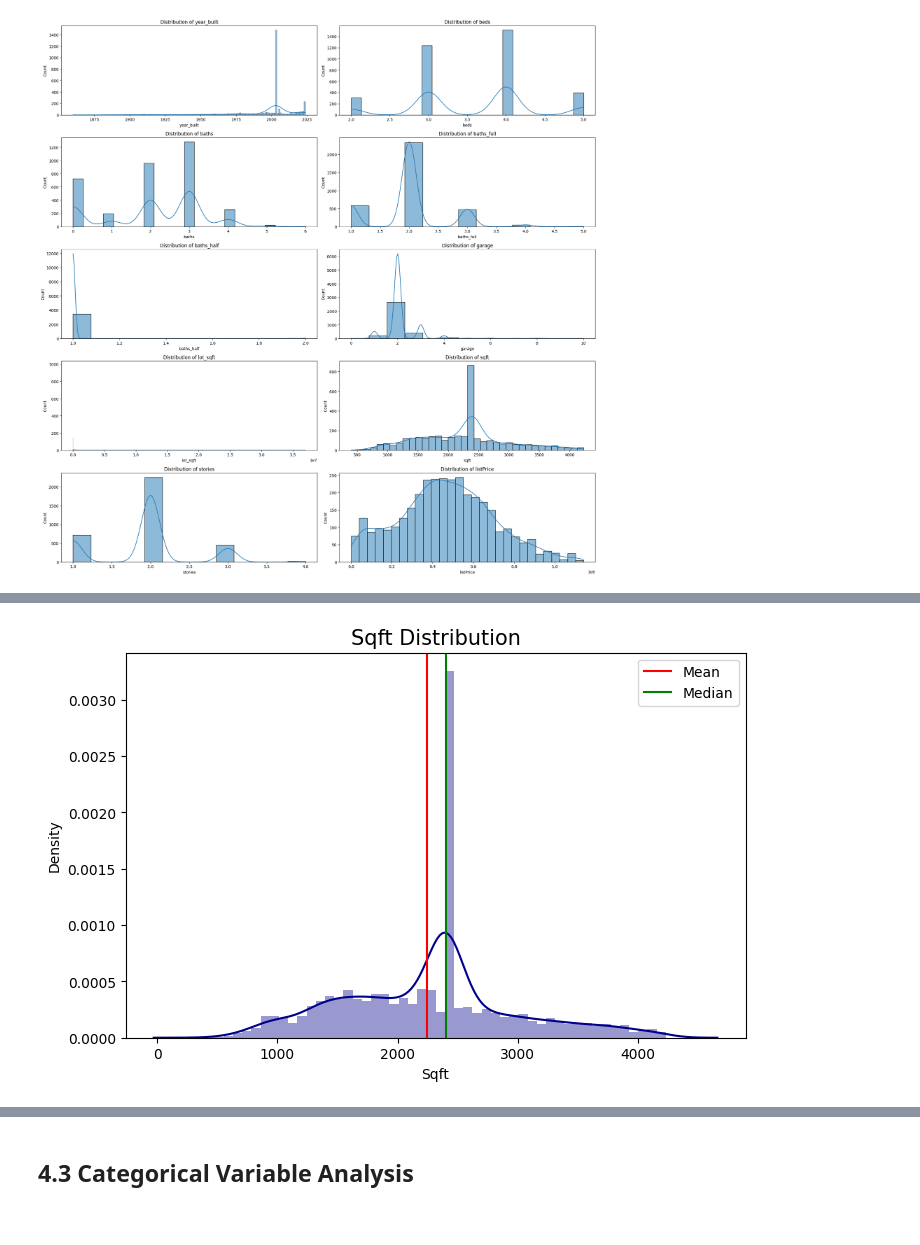
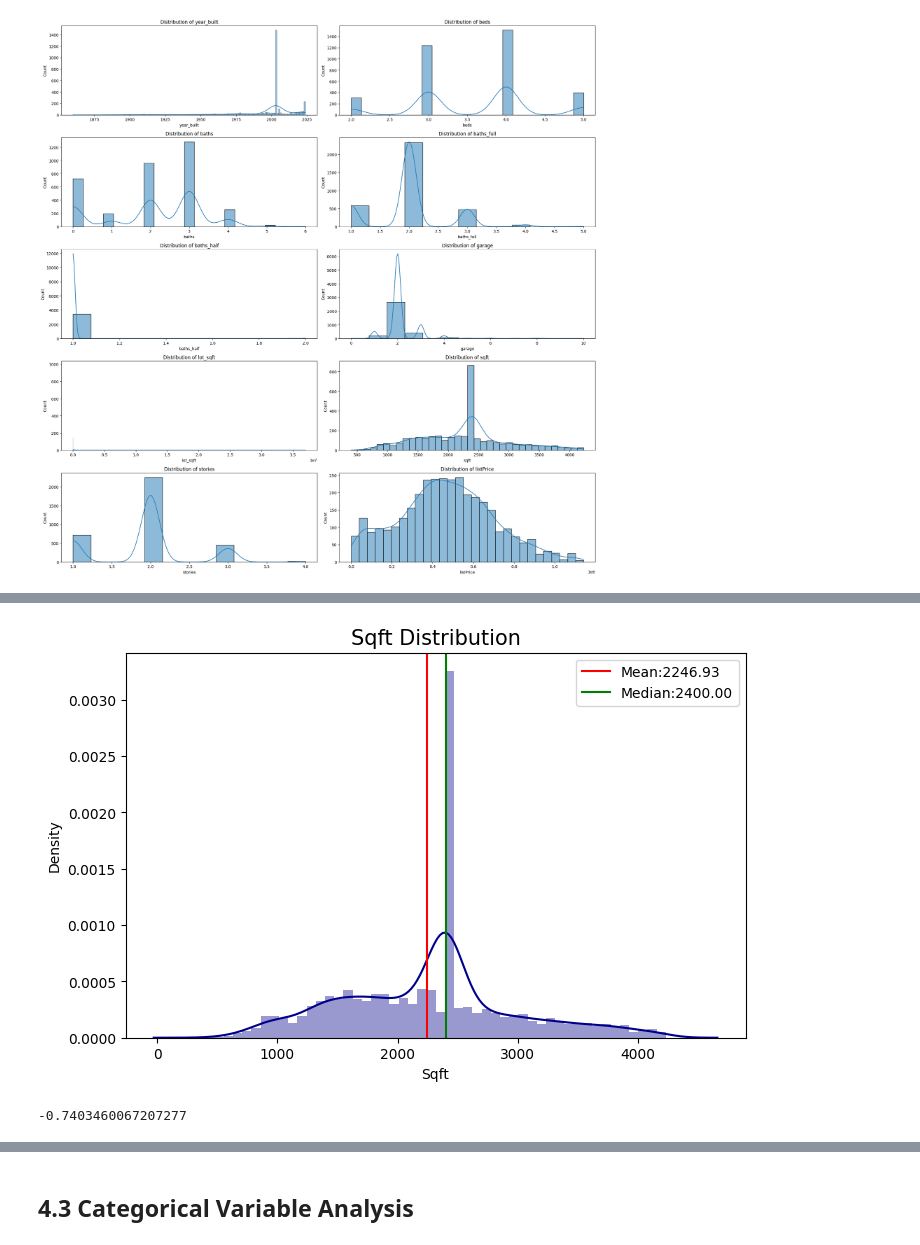
Before and after one commit to mohammadreza-mohammadi94/DataAnalysis-And-MachineLearning, a Jupyter notebook: 3. Risk Management and Financial Analysis/Real Estate Utah/Utah_Sales_Prediction.ipynb, the cells around one changed output, grey strips where cells are left out. Cells and saved outputs as stored; diff of their text form; code cells hidden in the pictures.

```diff
--- a/3. Risk Management and Financial Analysis/Real Estate Utah/Utah_Sales_Prediction.ipynb
+++ b/3. Risk Management and Financial Analysis/Real Estate Utah/Utah_Sales_Prediction.ipynb
@@ -73,7 +88,7 @@ warnings.filterwarnings('ignore')
 # %% [markdown]
 ## 2.2 Loading Dataset <a id=2.2></a>
 # %%
-df = pd.read_csv("real_estate_utah.csv")
+df = pd.read_csv("/content/real_estate_utah.csv")
 # %% [markdown]
 ### 2.2.1 Getting to Know The Variables <a id=2.2.1></a>
 # %%
@@ -472,0 +502,2 @@ plt.show()
+# %%
+df['listPrice'] = np.log1p(df['listPrice'])
@@ -473,14 +508,14 @@ plt.show()
 # %%
 mean = df['sqft'].mean()
 median = df['sqft'].median()
 
 plt.figure(figsize=(8, 5))
 sns.distplot(bins=50, x=df['sqft'], color='darkblue')
-plt.axvline(mean, color='red', label='Mean')
-plt.axvline(median, color='green', label='Median')
+plt.axvline(mean, color='red', label=f'Mean:{mean:.2f}')
+plt.axvline(median, color='green', label=f'Median:{median:.2f}')
 plt.title("Sqft Distribution", fontsize=15)
 plt.xlabel("Sqft", fontsize=10)
 plt.legend()
 plt.show()
 # %% [output]
-[figure, old version]
+[figure, new version]
@@ -486,0 +524,4 @@ plt.show()
+# %%
+df['sqft'].skew()
+# %% [output]
+-0.7403460067207277
```
Also changed, not shown: parts of 46 cells of this notebook.
